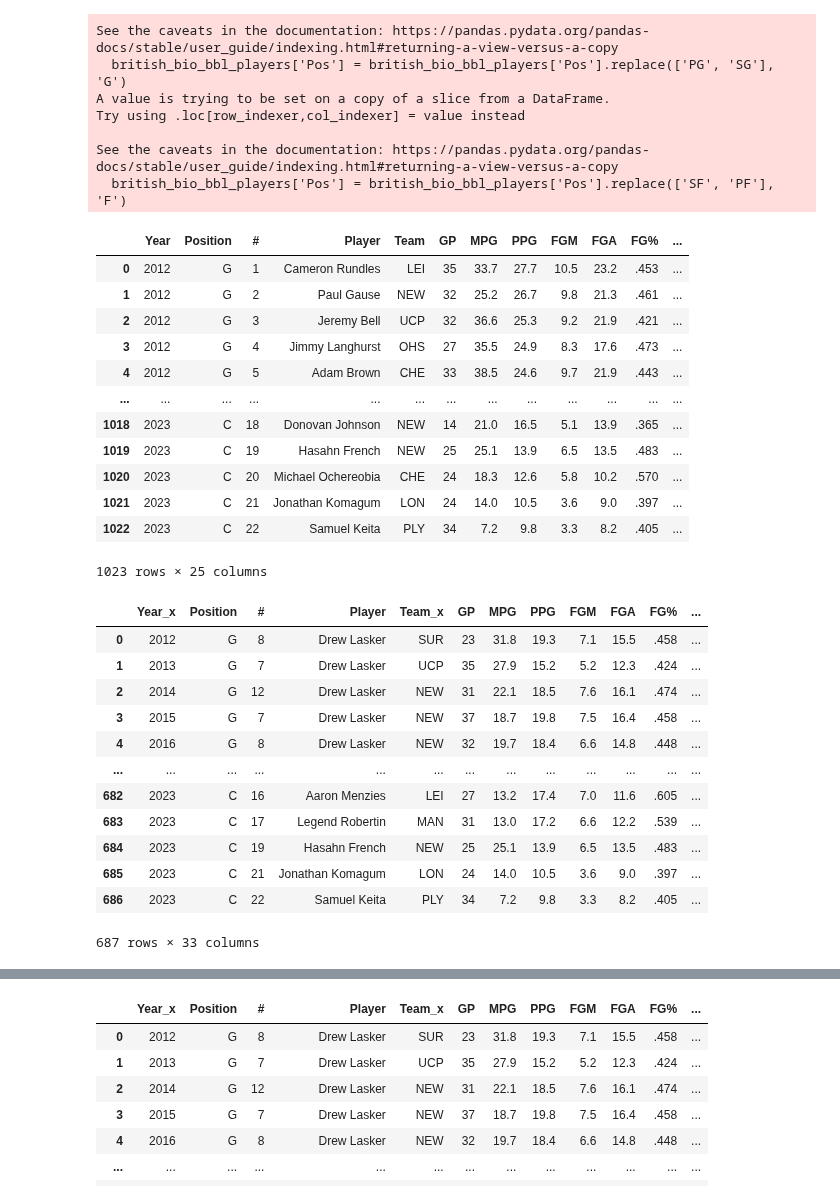
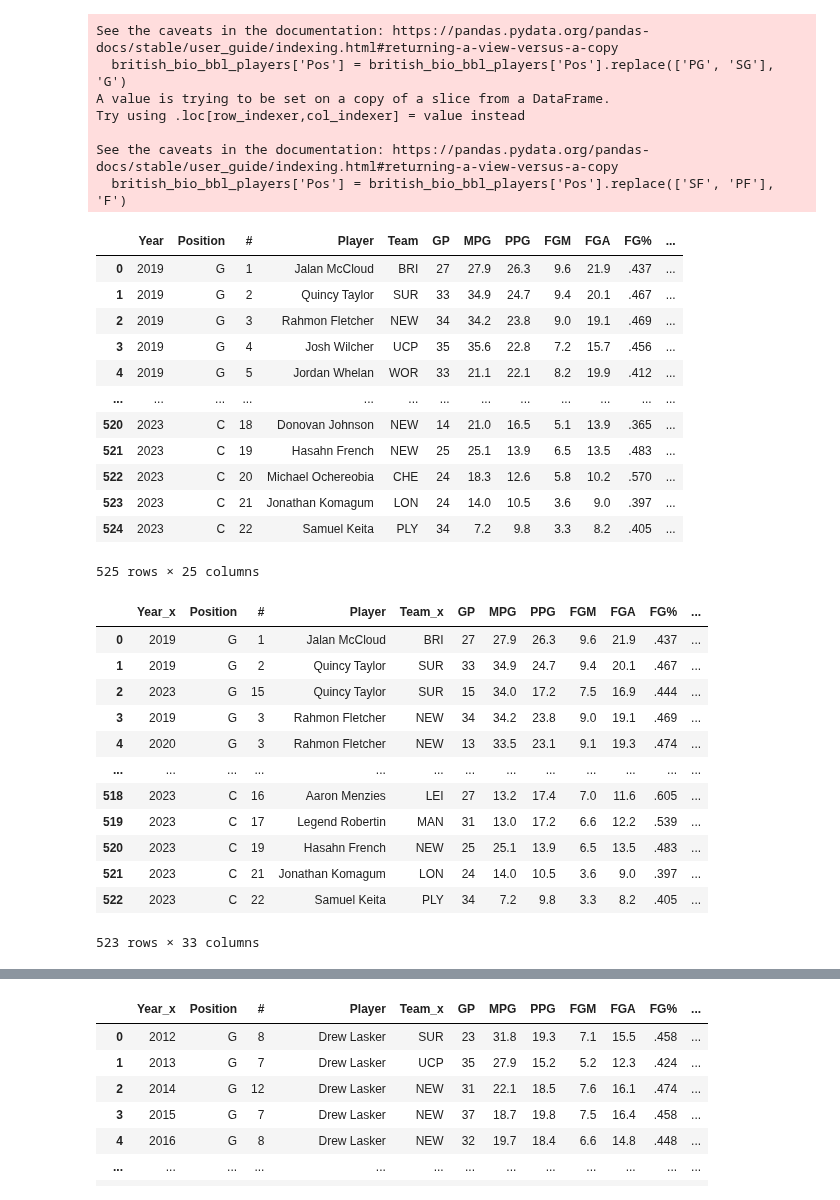
Before and after one commit to NEAT-Scouting-Data-Analytics/NEAT-Scouting-Data-Analytics, a Jupyter notebook: 3 Euro leagues/British_league.ipynb, the cells around one changed output, grey strips where cells are left out. Cells and saved outputs as stored; diff of their text form; code cells hidden in the pictures.

```diff
--- a/3 Euro leagues/British_league.ipynb
+++ b/3 Euro leagues/British_league.ipynb
@@ -2,7 +2,7 @@
 import requests
 from bs4 import BeautifulSoup
 import pandas as pd
-years = list(range(2011, 2024))
+years = list(range(2019, 2025))
 url_start = 'https://basketball.realgm.com/international/league/69/British-BBL/stats/{year}/Per_48/Qualified/All/points/{position}/desc/1/Regular_Season'
 data = []  # List to store parsed data
 for year in years:
@@ -154,47 +154,47 @@ See the caveats in the documentation: https://pandas.pydata.org/pandas-docs/stab
 british_stats_with_positions
 # %% [output]
 |  | Year | Position | # | Player | Team | GP | MPG | PPG | FGM | FGA | FG% | ... |
-| 0 | 2012 | G | 1 | Cameron Rundles | LEI | 35 | 33.7 | 27.7 | 10.5 | 23.2 | .453 | ... |
-| 1 | 2012 | G | 2 | Paul Gause | NEW | 32 | 25.2 | 26.7 | 9.8 | 21.3 | .461 | ... |
-| 2 | 2012 | G | 3 | Jeremy Bell | UCP | 32 | 36.6 | 25.3 | 9.2 | 21.9 | .421 | ... |
-| 3 | 2012 | G | 4 | Jimmy Langhurst | OHS | 27 | 35.5 | 24.9 | 8.3 | 17.6 | .473 | ... |
-| 4 | 2012 | G | 5 | Adam Brown | CHE | 33 | 38.5 | 24.6 | 9.7 | 21.9 | .443 | ... |
+| 0 | 2019 | G | 1 | Jalan McCloud | BRI | 27 | 27.9 | 26.3 | 9.6 | 21.9 | .437 | ... |
+| 1 | 2019 | G | 2 | Quincy Taylor | SUR | 33 | 34.9 | 24.7 | 9.4 | 20.1 | .467 | ... |
+| 2 | 2019 | G | 3 | Rahmon Fletcher | NEW | 34 | 34.2 | 23.8 | 9.0 | 19.1 | .469 | ... |
+| 3 | 2019 | G | 4 | Josh Wilcher | UCP | 35 | 35.6 | 22.8 | 7.2 | 15.7 | .456 | ... |
+| 4 | 2019 | G | 5 | Jordan Whelan | WOR | 33 | 21.1 | 22.1 | 8.2 | 19.9 | .412 | ... |
 | ... | ... | ... | ... | ... | ... | ... | ... | ... | ... | ... | ... | ... |
-| 1018 | 2023 | C | 18 | Donovan Johnson | NEW | 14 | 21.0 | 16.5 | 5.1 | 13.9 | .365 | ... |
-| 1019 | 2023 | C | 19 | Hasahn French | NEW | 25 | 25.1 | 13.9 | 6.5 | 13.5 | .483 | ... |
-| 1020 | 2023 | C | 20 | Michael Ochereobia | CHE | 24 | 18.3 | 12.6 | 5.8 | 10.2 | .570 | ... |
-| 1021 | 2023 | C | 21 | Jonathan Komagum | LON | 24 | 14.0 | 10.5 | 3.6 | 9.0 | .397 | ... |
-| 1022 | 2023 | C | 22 | Samuel Keita | PLY | 34 | 7.2 | 9.8 | 3.3 | 8.2 | .405 | ... |
+| 520 | 2023 | C | 18 | Donovan Johnson | NEW | 14 | 21.0 | 16.5 | 5.1 | 13.9 | .365 | ... |
+| 521 | 2023 | C | 19 | Hasahn French | NEW | 25 | 25.1 | 13.9 | 6.5 | 13.5 | .483 | ... |
+| 522 | 2023 | C | 20 | Michael Ochereobia | CHE | 24 | 18.3 | 12.6 | 5.8 | 10.2 | .570 | ... |
+| 523 | 2023 | C | 21 | Jonathan Komagum | LON | 24 | 14.0 | 10.5 | 3.6 | 9.0 | .397 | ... |
+| 524 | 2023 | C | 22 | Samuel Keita | PLY | 34 | 7.2 | 9.8 | 3.3 | 8.2 | .405 | ... |
-1023 rows × 25 columns
+525 rows × 25 columns
 # %%
 import pandas as pd
 
 # Load the datasets
-british_stats_df = pd.read_csv('/Users/allendcosta/NBA-NEAT/NEAT-Scouting-Data-Analytics/DataFiles/BBL/british_stats_with_positions.csv')
-british_bio_df = pd.read_csv('/Users/allendcosta/NBA-NEAT/NEAT-Scouting-Data-Analytics/DataFiles/BBL/british_bio.csv')
+british_stats_df = pd.read_csv('/Users/allendcosta/NBA-NEAT/NEAT-Scouting-Data-Analytics/3 Euro leagues/british_stats_with_positions.csv')
+british_bio_df = pd.read_csv('/Users/allendcosta/NBA-NEAT/NEAT-Scouting-Data-Analytics/3 Euro leagues/british_bio.csv')
 
 # Merge the datasets on the "Player" column
 merged_df = pd.merge(british_stats_with_positions , british_bio_bbl_players, on='Player', how='inner')
 
 # Save the merged DataFrame to a CSV file
 merged_df.to_csv('merged_british_bio_stats_data.csv', index=False)
 
 # Display the merged DataFrame
 merged_df
 # %% [output]
 |  | Year_x | Position | # | Player | Team_x | GP | MPG | PPG | FGM | FGA | FG% | ... |
-| 0 | 2012 | G | 8 | Drew Lasker | SUR | 23 | 31.8 | 19.3 | 7.1 | 15.5 | .458 | ... |
-| 1 | 2013 | G | 7 | Drew Lasker | UCP | 35 | 27.9 | 15.2 | 5.2 | 12.3 | .424 | ... |
-| 2 | 2014 | G | 12 | Drew Lasker | NEW | 31 | 22.1 | 18.5 | 7.6 | 16.1 | .474 | ... |
-| 3 | 2015 | G | 7 | Drew Lasker | NEW | 37 | 18.7 | 19.8 | 7.5 | 16.4 | .458 | ... |
-| 4 | 2016 | G | 8 | Drew Lasker | NEW | 32 | 19.7 | 18.4 | 6.6 | 14.8 | .448 | ... |
+| 0 | 2019 | G | 1 | Jalan McCloud | BRI | 27 | 27.9 | 26.3 | 9.6 | 21.9 | .437 | ... |
+| 1 | 2019 | G | 2 | Quincy Taylor | SUR | 33 | 34.9 | 24.7 | 9.4 | 20.1 | .467 | ... |
+| 2 | 2023 | G | 15 | Quincy Taylor | SUR | 15 | 34.0 | 17.2 | 7.5 | 16.9 | .444 | ... |
+| 3 | 2019 | G | 3 | Rahmon Fletcher | NEW | 34 | 34.2 | 23.8 | 9.0 | 19.1 | .469 | ... |
+| 4 | 2020 | G | 3 | Rahmon Fletcher | NEW | 13 | 33.5 | 23.1 | 9.1 | 19.3 | .474 | ... |
 | ... | ... | ... | ... | ... | ... | ... | ... | ... | ... | ... | ... | ... |
-| 682 | 2023 | C | 16 | Aaron Menzies | LEI | 27 | 13.2 | 17.4 | 7.0 | 11.6 | .605 | ... |
-| 683 | 2023 | C | 17 | Legend Robertin | MAN | 31 | 13.0 | 17.2 | 6.6 | 12.2 | .539 | ... |
-| 684 | 2023 | C | 19 | Hasahn French | NEW | 25 | 25.1 | 13.9 | 6.5 | 13.5 | .483 | ... |
-| 685 | 2023 | C | 21 | Jonathan Komagum | LON | 24 | 14.0 | 10.5 | 3.6 | 9.0 | .397 | ... |
-| 686 | 2023 | C | 22 | Samuel Keita | PLY | 34 | 7.2 | 9.8 | 3.3 | 8.2 | .405 | ... |
+| 518 | 2023 | C | 16 | Aaron Menzies | LEI | 27 | 13.2 | 17.4 | 7.0 | 11.6 | .605 | ... |
+| 519 | 2023 | C | 17 | Legend Robertin | MAN | 31 | 13.0 | 17.2 | 6.6 | 12.2 | .539 | ... |
+| 520 | 2023 | C | 19 | Hasahn French | NEW | 25 | 25.1 | 13.9 | 6.5 | 13.5 | .483 | ... |
+| 521 | 2023 | C | 21 | Jonathan Komagum | LON | 24 | 14.0 | 10.5 | 3.6 | 9.0 | .397 | ... |
+| 522 | 2023 | C | 22 | Samuel Keita | PLY | 34 | 7.2 | 9.8 | 3.3 | 8.2 | .405 | ... |
-687 rows × 33 columns
+523 rows × 33 columns
 # %%
 british_merged_df = merged_df
 british_merged_df
```
Also changed, not shown: parts of 3 cells of this notebook, 4 other files.
